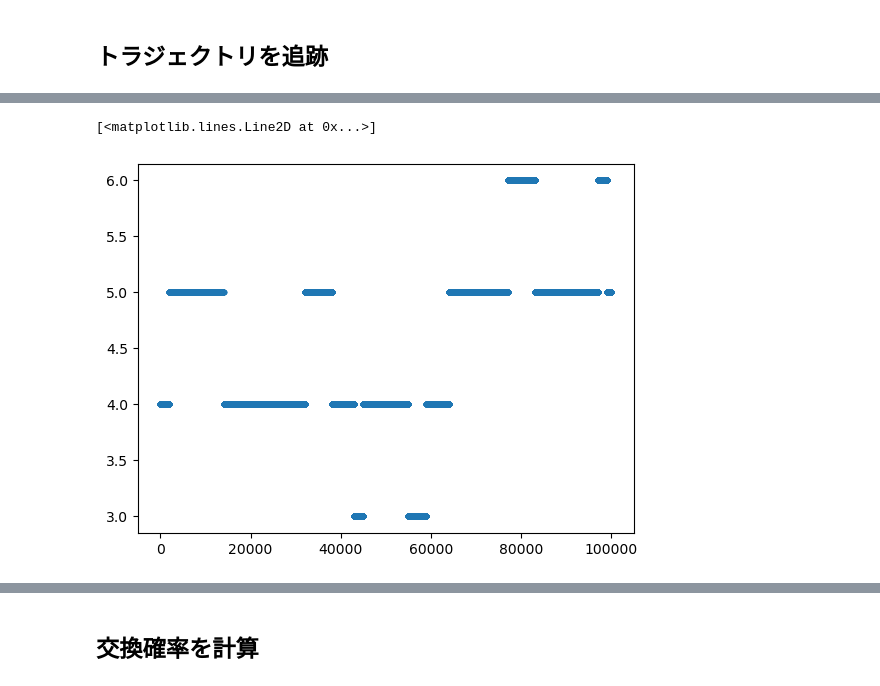
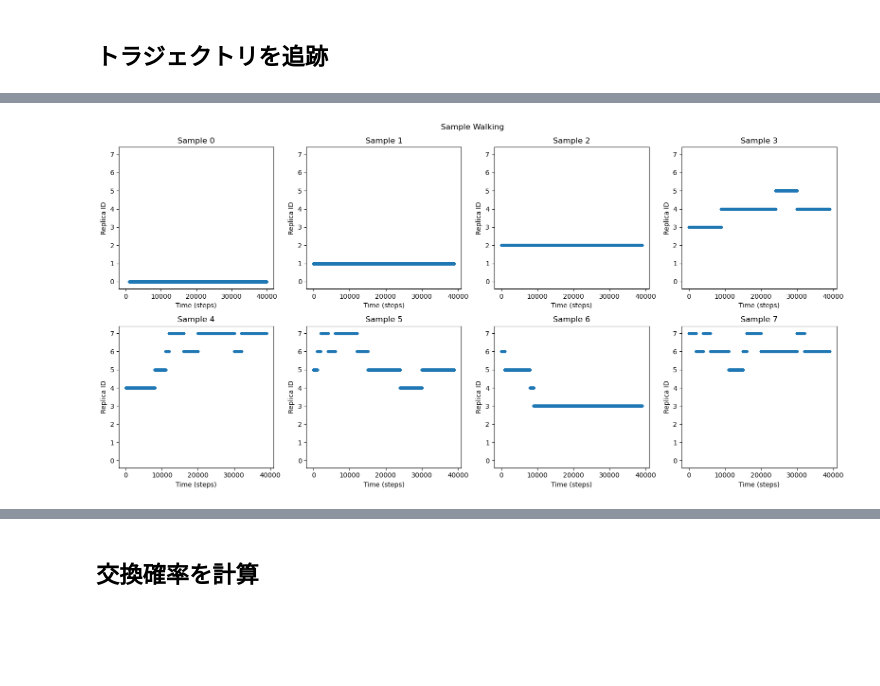
Before and after one commit to Sakura-Book/replica_exchange, a Jupyter notebook: analysis.ipynb, the cells around one changed output, grey strips where cells are left out. Drawn from its saved outputs; the diff is of its cells as text; code cells hidden in the pictures; blank space fills up the shorter version.

```diff
--- a/analysis.ipynb
+++ b/analysis.ipynb
@@ -50,8 +95,8 @@ print(params)
 ## 温度をplot
 # %%
 for i, temp in enumerate(params['temperatures']):
-    df1 = pd.read_csv(f"{output_dir}/replica_{i}.log")
-    plt.plot(df1['Temperature (K)'], label=f'{temp:.0f} K')
-plt.legend()
+    plt.plot(combined_df.loc[i]['temperature'], label=f'{temp:.0f} K')
+plt.legend(bbox_to_anchor=(1.02, 1), loc='upper left', borderaxespad=0, fontsize=10)
+# plt.tight_layout()
 plt.show()
 # %% [output]
@@ -59,8 +104,6 @@ plt.show()
 # %% [markdown]
 ## トラジェクトリを追跡
 # %%
-with open(f'{output_dir}/replicas.csv', 'r') as f:
-    reader = csv.reader(f)
-    replicas = np.array([row for row in reader])
-print(replicas[:10])
+replicas = pd.read_csv(f'{output_dir}/replicas.csv', header=0)
+replicas.head()
 # %% [output]
@@ -79,5 +122,20 @@ rep4 = np.where(replicas=='4')[1].repeat(params['n_steps_exchange'])
 # %%
-plt.plot(rep4, '.')
+# runごとに時系列を見てみる
+H = 2
+W = 4
+fig, axes = plt.subplots(H,W, figsize=(4*W, 4*H))
+for i in range(params['n_replicas']):
+    rep = np.where(replicas.to_numpy()==i)[1].repeat(params['n_steps_exchange'])
+    axes[i//W][i%W].plot(rep-1, '.')
+    axes[i//W][i%W].set_title(f'Sample {i}')
+    axes[i//W][i%W].set_xlabel(f'Time (steps)')
+    axes[i//W][i%W].set_ylabel(f'Replica ID')
+    axes[i//W][i%W].set_ylim(0-params['n_replicas']*0.05, params['n_replicas']-1+params['n_replicas']*0.05)
+
+fig.suptitle(f'Sample Walking')
+fig.tight_layout()
+
+fig.show()
+# fig.savefig(f'{basedir}/potential_energy_{basename}.png', bbox_inches='tight')
 # %% [output]
-[<matplotlib.lines.Line2D at 0x...>]
-[figure, old version]
+[figure, new version]
```
Also changed, not shown: parts of 20 cells of this notebook, 3 other files.
